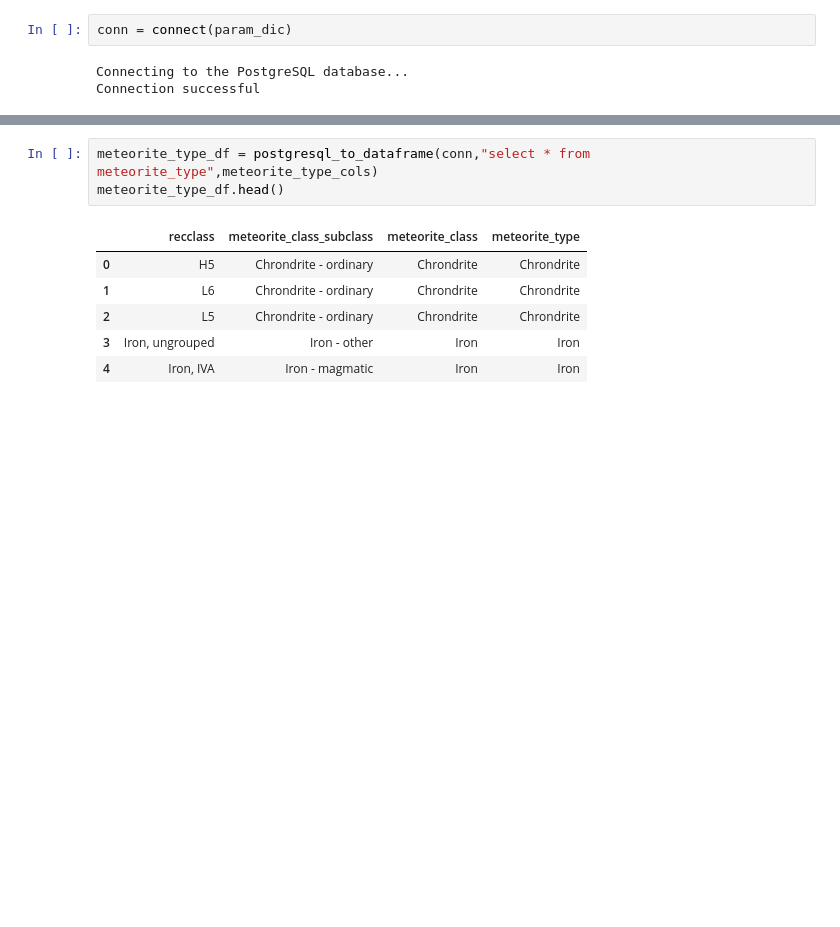
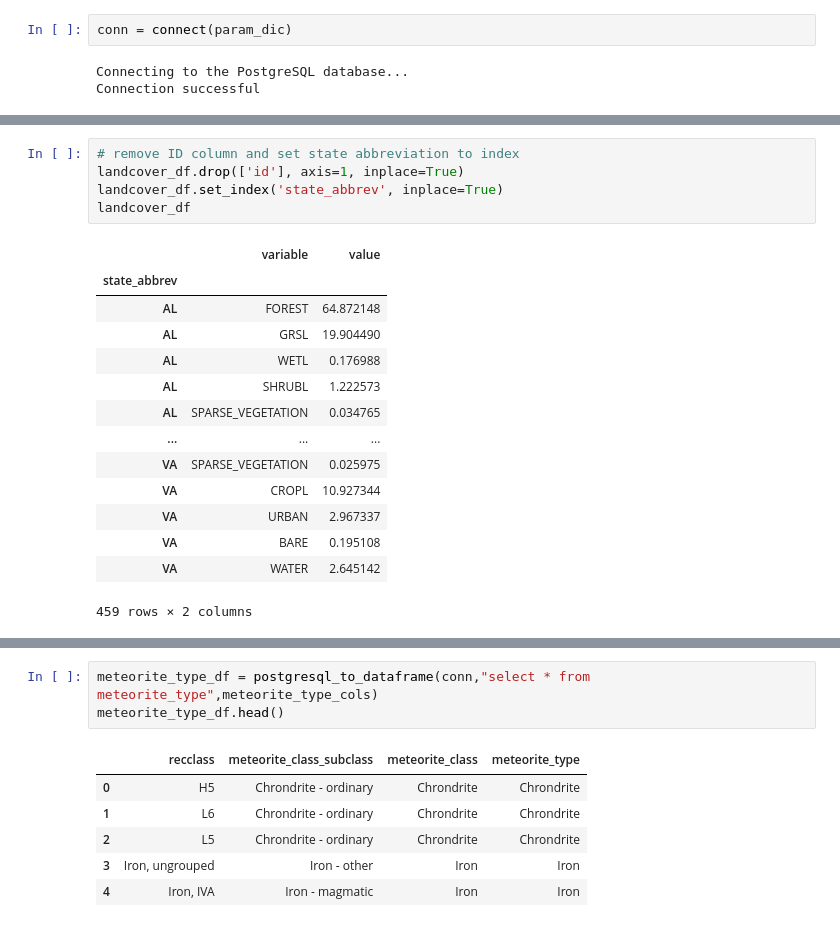
Before and after one commit to gwroth89/meteorite-ml-project, a Jupyter notebook: meteorite_ml_chris.ipynb, the cells around one changed output, grey strips where cells are left out. Drawn from its saved outputs; the diff is of its cells as text; blank space fills up the shorter version.

```diff
--- a/meteorite_ml_chris.ipynb
+++ b/meteorite_ml_chris.ipynb
@@ -89,0 +90,20 @@ landcover_df.head()
+# %%
+# remove ID column and set state abbreviation to index
+landcover_df.drop(['id'], axis=1, inplace=True)
+landcover_df.set_index('state_abbrev', inplace=True)
+landcover_df
+# %% [output]
+|  | variable | value |
+| state_abbrev |  |  |
+| AL | FOREST | 64.872148 |
+| AL | GRSL | 19.904490 |
+| AL | WETL | 0.176988 |
+| AL | SHRUBL | 1.222573 |
+| AL | SPARSE_VEGETATION | 0.034765 |
+| ... | ... | ... |
+| VA | SPARSE_VEGETATION | 0.025975 |
+| VA | CROPL | 10.927344 |
+| VA | URBAN | 2.967337 |
+| VA | BARE | 0.195108 |
+| VA | WATER | 2.645142 |
+459 rows × 2 columns
```
Also changed, not shown: parts of 88 cells of this notebook, 4 other files.
